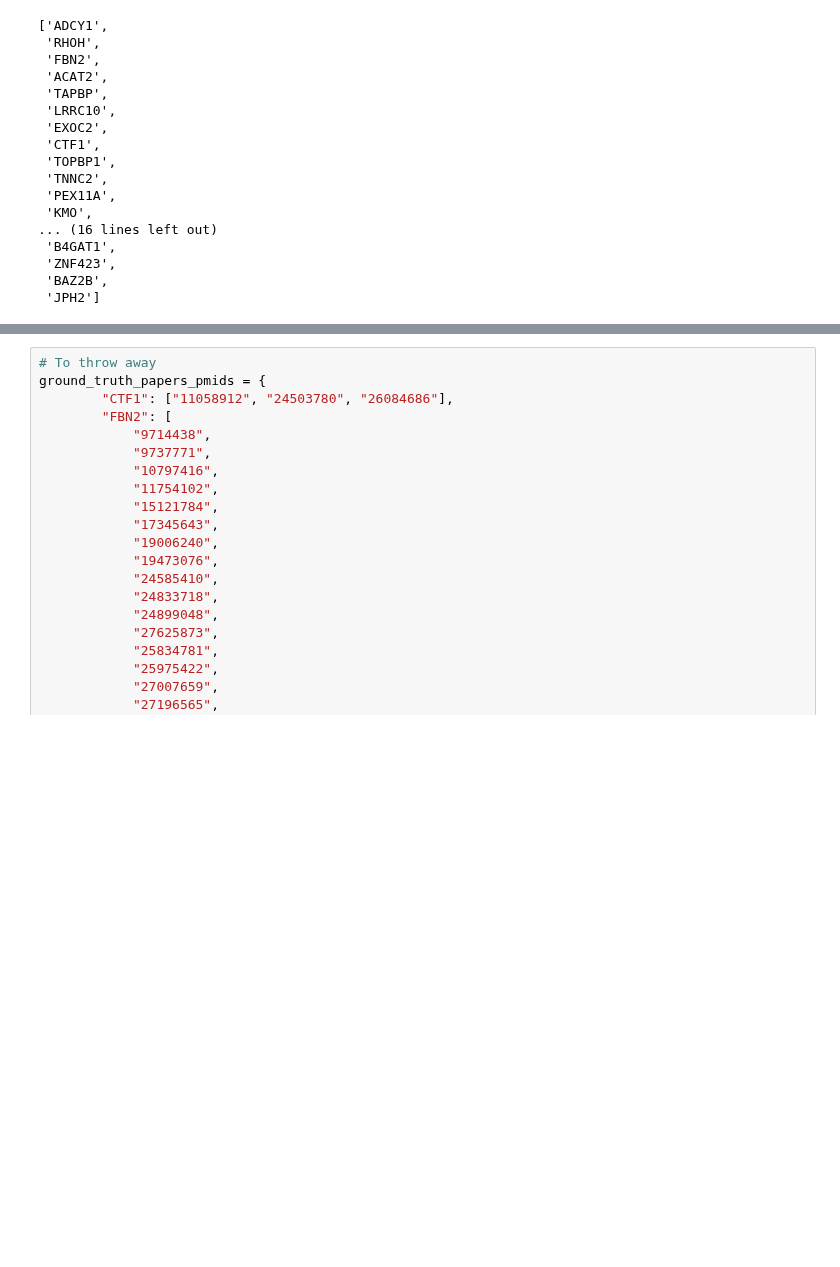
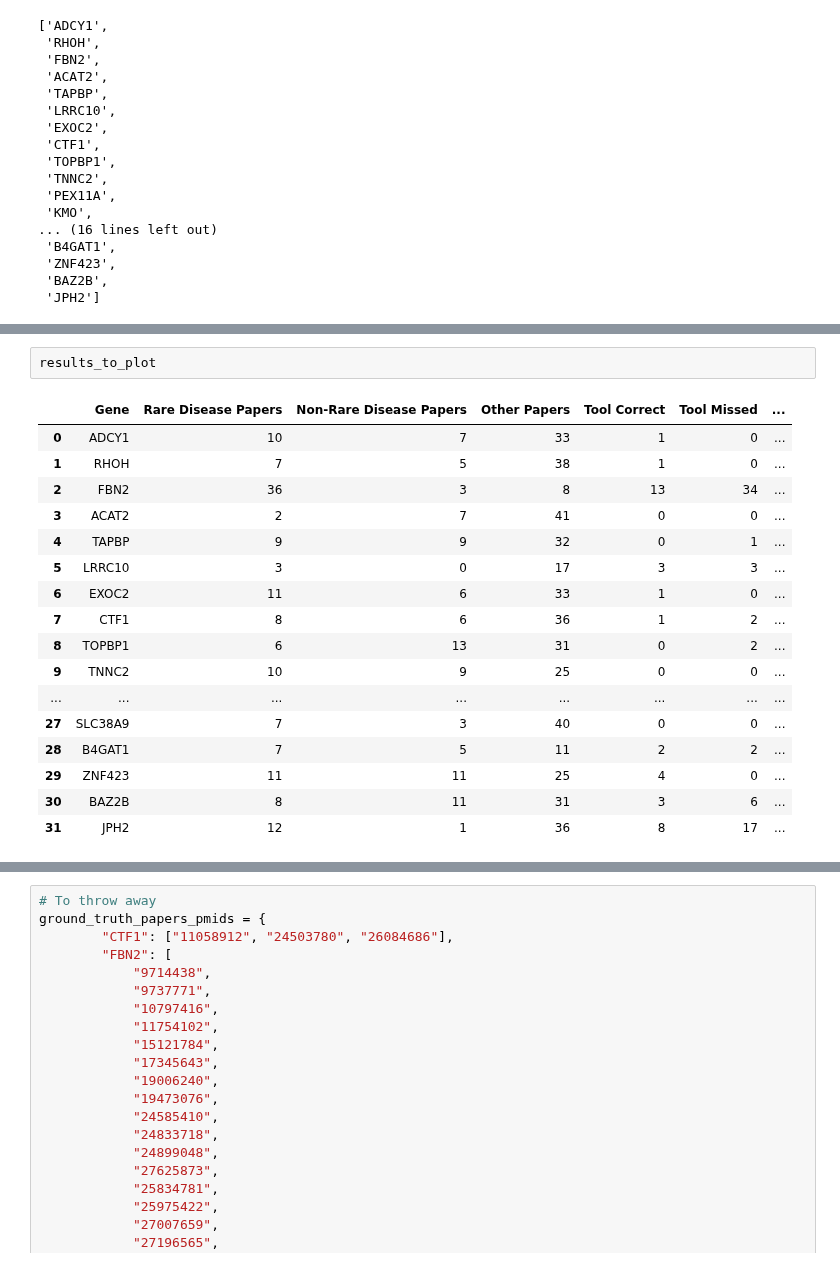
Before and after one commit to microsoft/healthfutures-evagg, a Jupyter notebook: notebooks/paper_finding_benchmarks.ipynb, the cells around one changed output, grey strips where cells are left out. Saved outputs shown, nothing was run; the diff lists cells and outputs as text; blank space fills up the shorter version.

```diff
--- a/notebooks/paper_finding_benchmarks.ipynb
+++ b/notebooks/paper_finding_benchmarks.ipynb
@@ -611 +669,21 @@ df = pd.DataFrame(data)
+# %%
+results_to_plot
+# %% [output]
+|  | Gene | Rare Disease Papers | Non-Rare Disease Papers | Other Papers | Tool Correct | Tool Missed | ... |
+| 0 | ADCY1 | 10 | 7 | 33 | 1 | 0 | ... |
+| 1 | RHOH | 7 | 5 | 38 | 1 | 0 | ... |
+| 2 | FBN2 | 36 | 3 | 8 | 13 | 34 | ... |
+| 3 | ACAT2 | 2 | 7 | 41 | 0 | 0 | ... |
+| 4 | TAPBP | 9 | 9 | 32 | 0 | 1 | ... |
+| 5 | LRRC10 | 3 | 0 | 17 | 3 | 3 | ... |
+| 6 | EXOC2 | 11 | 6 | 33 | 1 | 0 | ... |
+| 7 | CTF1 | 8 | 6 | 36 | 1 | 2 | ... |
+| 8 | TOPBP1 | 6 | 13 | 31 | 0 | 2 | ... |
+| 9 | TNNC2 | 10 | 9 | 25 | 0 | 0 | ... |
+| ... | ... | ... | ... | ... | ... | ... | ... |
+| 27 | SLC38A9 | 7 | 3 | 40 | 0 | 0 | ... |
+| 28 | B4GAT1 | 7 | 5 | 11 | 2 | 2 | ... |
+| 29 | ZNF423 | 11 | 11 | 25 | 4 | 0 | ... |
+| 30 | BAZ2B | 8 | 11 | 31 | 3 | 6 | ... |
+| 31 | JPH2 | 12 | 1 | 36 | 8 | 17 | ... |
 # %%
```
Also changed, not shown: parts of 11 cells of this notebook, 5 other files.
